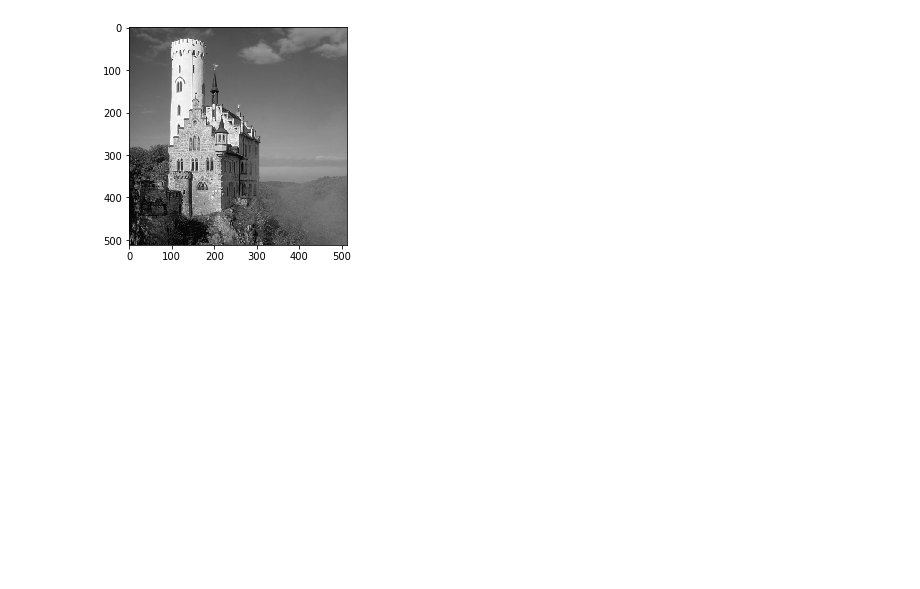
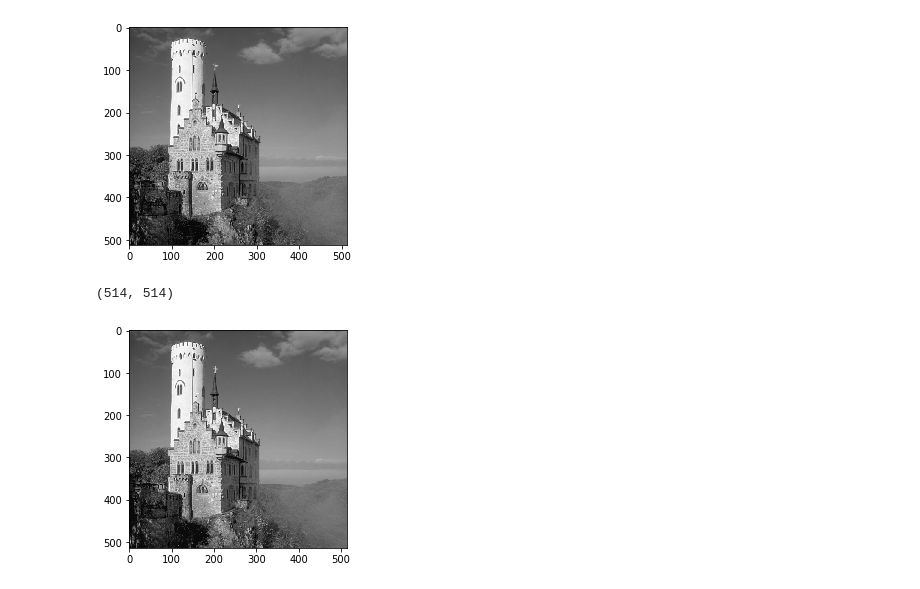
Before and after one commit to Jamy11/convolutionpadding-maxpooling-relu-sigmoid-implementation, a Jupyter notebook: assignment 2.ipynb, the cells around one changed output. Saved outputs shown, nothing was run; the diff lists cells and outputs as text; code cells hidden in the pictures; blank space fills up the shorter version.

```diff
--- a/assignment 2.ipynb
+++ b/assignment 2.ipynb
@@ -13,3 +13,17 @@ image.shape
 # %% [output]
 (512, 512)
 [figure]
+# %%
+def zero_pad(X, pad):
+
+    X_pad = np.pad(image, ((pad, pad), (pad, pad)), 'constant', constant_values=0)
+
+
+    return X_pad
+# %%
+x_pad = zero_pad(image, 1)
+plt.imshow(x_pad)
+x_pad.shape
+# %% [output]
+(514, 514)
+[figure, added]
```
